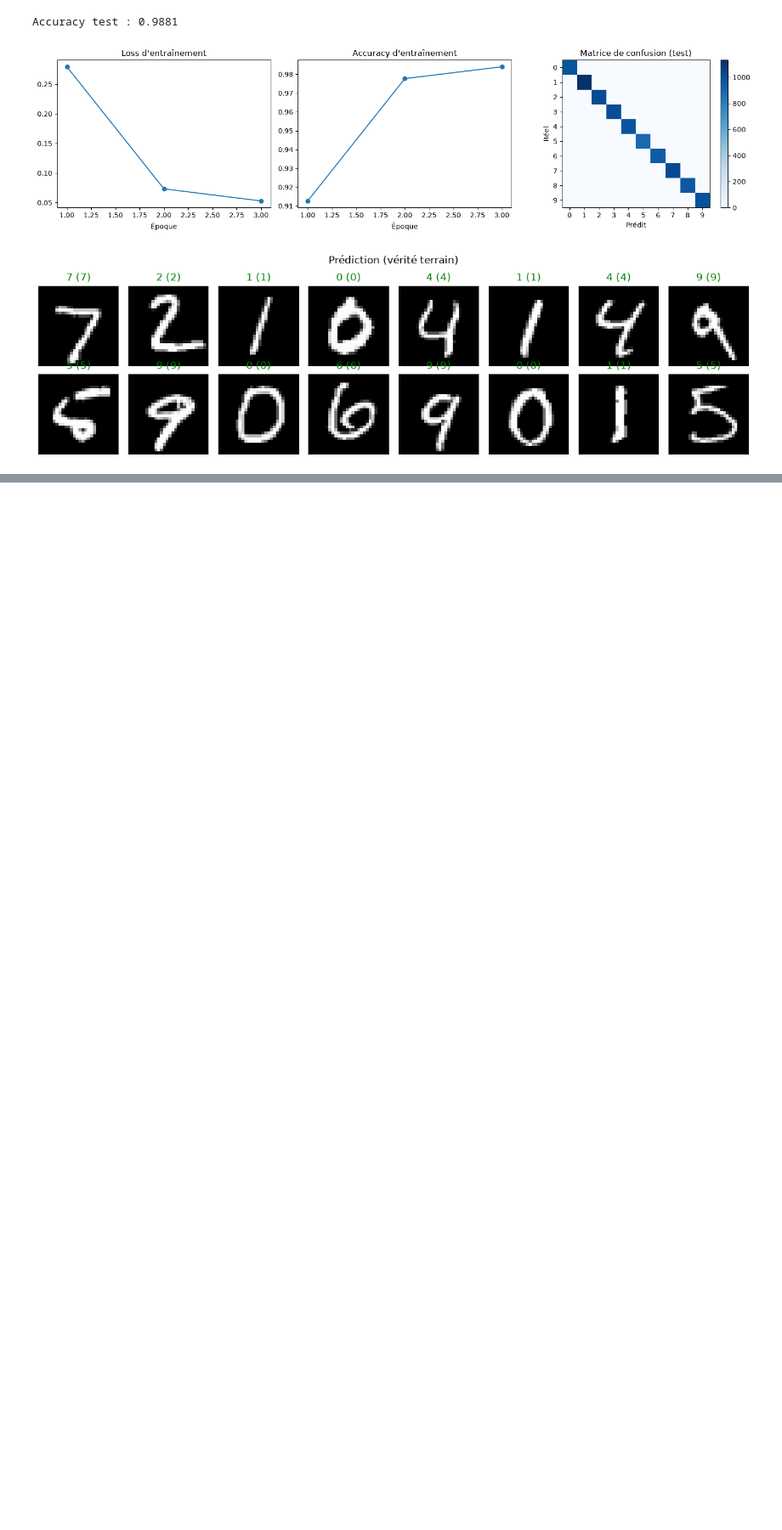
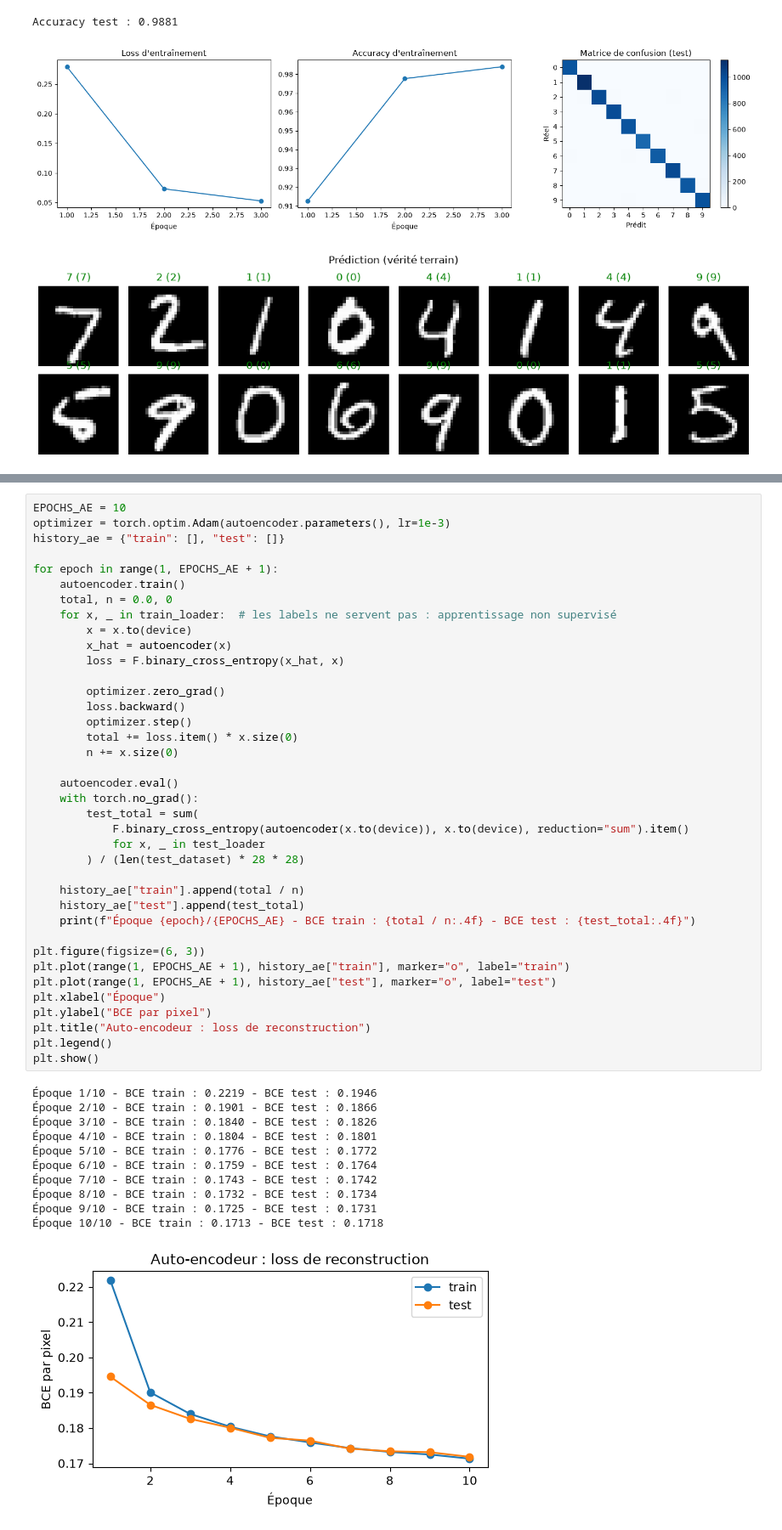
Before and after one commit to yassineabouhassan77-crypto/tp-modeles-generatifs, a Jupyter notebook: modeles_generatifs.ipynb, the cells around one changed output, grey strips where cells are left out. Shown at 85% size. Cells and saved outputs as stored; diff of their text form; blank space fills up the shorter version.

Commit message:
Étape 3 : auto-encodeur simple (latent 2D, reconstructions, échantillonnage)

```diff
--- a/modeles_generatifs.ipynb
+++ b/modeles_generatifs.ipynb
@@ -221,0 +302,50 @@ Accuracy test : 0.9881
+# %%
+EPOCHS_AE = 10
+optimizer = torch.optim.Adam(autoencoder.parameters(), lr=1e-3)
+history_ae = {"train": [], "test": []}
+
+for epoch in range(1, EPOCHS_AE + 1):
+    autoencoder.train()
+    total, n = 0.0, 0
+    for x, _ in train_loader:  # les labels ne servent pas : apprentissage non supervisé
+        x = x.to(device)
+        x_hat = autoencoder(x)
+        loss = F.binary_cross_entropy(x_hat, x)
+
+        optimizer.zero_grad()
+        loss.backward()
+        optimizer.step()
+        total += loss.item() * x.size(0)
+        n += x.size(0)
+
+    autoencoder.eval()
+    with torch.no_grad():
+        test_total = sum(
+            F.binary_cross_entropy(autoencoder(x.to(device)), x.to(device), reduction="sum").item()
+            for x, _ in test_loader
+        ) / (len(test_dataset) * 28 * 28)
+
+    history_ae["train"].append(total / n)
+    history_ae["test"].append(test_total)
+    print(f"Époque {epoch}/{EPOCHS_AE} - BCE train : {total / n:.4f} - BCE test : {test_total:.4f}")
+
+plt.figure(figsize=(6, 3))
+plt.plot(range(1, EPOCHS_AE + 1), history_ae["train"], marker="o", label="train")
+plt.plot(range(1, EPOCHS_AE + 1), history_ae["test"], marker="o", label="test")
+plt.xlabel("Époque")
+plt.ylabel("BCE par pixel")
+plt.title("Auto-encodeur : loss de reconstruction")
+plt.legend()
+plt.show()
+# %% [output]
+Époque 1/10 - BCE train : 0.2219 - BCE test : 0.1946
+Époque 2/10 - BCE train : 0.1901 - BCE test : 0.1866
+Époque 3/10 - BCE train : 0.1840 - BCE test : 0.1826
+Époque 4/10 - BCE train : 0.1804 - BCE test : 0.1801
+Époque 5/10 - BCE train : 0.1776 - BCE test : 0.1772
+Époque 6/10 - BCE train : 0.1759 - BCE test : 0.1764
+Époque 7/10 - BCE train : 0.1743 - BCE test : 0.1742
+Époque 8/10 - BCE train : 0.1732 - BCE test : 0.1734
+Époque 9/10 - BCE train : 0.1725 - BCE test : 0.1731
+Époque 10/10 - BCE train : 0.1713 - BCE test : 0.1718
+[figure, added]
```
Also changed, not shown: parts of 4 cells of this notebook.
